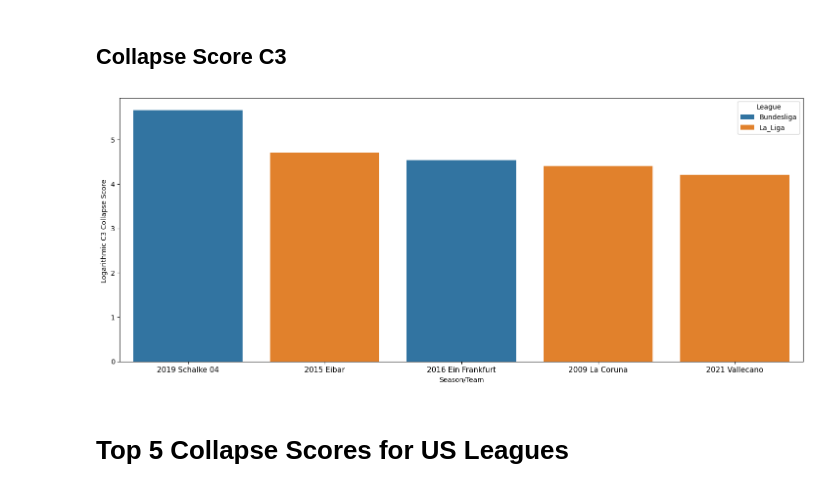
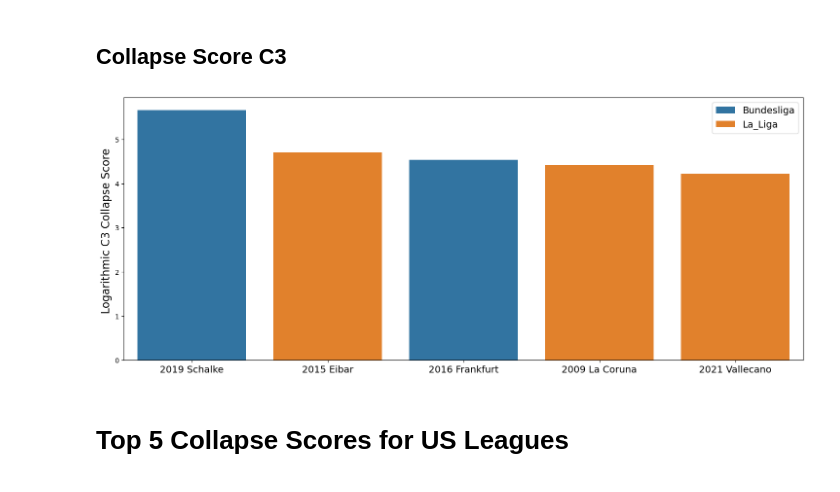
Before and after one commit to RyanRegalado/Win-Loss-Sequences-Sp2026, a Jupyter notebook: output/soccer_us_leagues_combined_visualizations_projII.ipynb, the cells around one changed output. Saved outputs shown, nothing was run; the diff lists cells and outputs as text; code cells hidden in the pictures.

```diff
--- a/output/soccer_us_leagues_combined_visualizations_projII.ipynb
+++ b/output/soccer_us_leagues_combined_visualizations_projII.ipynb
@@ -385,0 +408,4 @@ top5_c1
+# %%
+top5_c3['Team_Name'] = top5_c3['Team_Name'].replace("2019 Schalke 04", "2019 Schalke")
+top5_c3['Team_Name'] = top5_c3['Team_Name'].replace("2016 Ein Frankfurt", "2016 Frankfurt")
+top5_c3
@@ -410,13 +447,15 @@ plt.show()
 # %%
 plt.figure(figsize=(18,7))
 
 sns.barplot(x=top5_c3['Team_Name'], y = top5_c3['log_c3'], palette = 'tab10', hue = top5_c3['League'])
-plt.xlabel('Season/Team')
-plt.ylabel('Logarithmic C3 Collapse Score ')
-plt.xticks(fontsize=11)
+plt.xlabel(None)
+plt.ylabel('Logarithmic C3 Collapse Score ', fontsize = 16)
+plt.legend(fontsize=14, title_fontsize=15)
+plt.xticks(fontsize=14)
+plt.savefig("soccer_top5_c3_collapses.png", dpi=300, bbox_inches='tight')
 plt.show()
 # %% [output]
-[figure, old version]
+[figure, new version]
 # %% [markdown]
 # Top 5 Collapse Scores for US Leagues
 # %%
```
Also changed, not shown: parts of 9 cells of this notebook, 7 other files.
